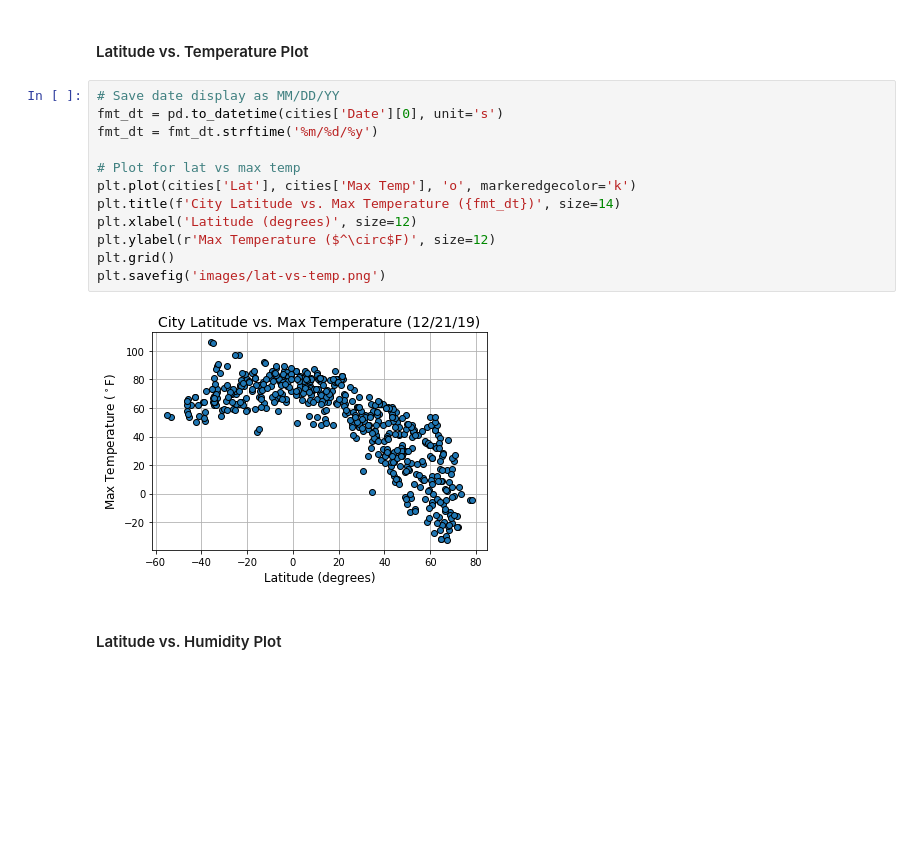
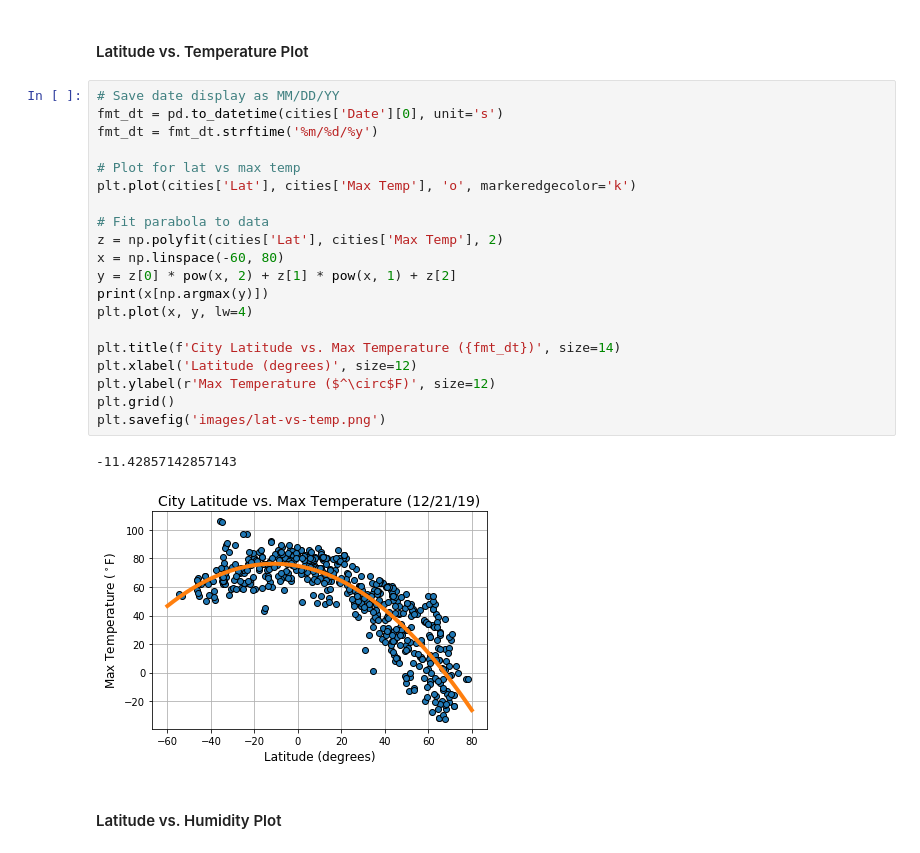
Before and after one commit to davidjaimes/openweathermap-api, a Jupyter notebook: WeatherPy.ipynb, the cells around one changed output. Cells and saved outputs as stored; diff of their text form; blank space fills up the shorter version.

Commit message:
fit 2nd order polynomial to data

```diff
--- a/WeatherPy.ipynb
+++ b/WeatherPy.ipynb
@@ -135,17 +135,26 @@ cities.head()
 # %%
 # Save date display as MM/DD/YY
 fmt_dt = pd.to_datetime(cities['Date'][0], unit='s')
 fmt_dt = fmt_dt.strftime('%m/%d/%y')
 
 # Plot for lat vs max temp
 plt.plot(cities['Lat'], cities['Max Temp'], 'o', markeredgecolor='k')
+
+# Fit parabola to data
+z = np.polyfit(cities['Lat'], cities['Max Temp'], 2)
+x = np.linspace(-60, 80)
+y = z[0] * pow(x, 2) + z[1] * pow(x, 1) + z[2]
+print(x[np.argmax(y)])
+plt.plot(x, y, lw=4)
+
 plt.title(f'City Latitude vs. Max Temperature ({fmt_dt})', size=14)
 plt.xlabel('Latitude (degrees)', size=12)
 plt.ylabel(r'Max Temperature ($^\circ$F)', size=12)
 plt.grid()
 plt.savefig('images/lat-vs-temp.png')
 # %% [output]
+-11.42857142857143
-[figure, old version]
+[figure, new version]
 # %% [markdown]
 #### Latitude vs. Humidity Plot
 # %%
```
Also changed, not shown: 1 other file.
